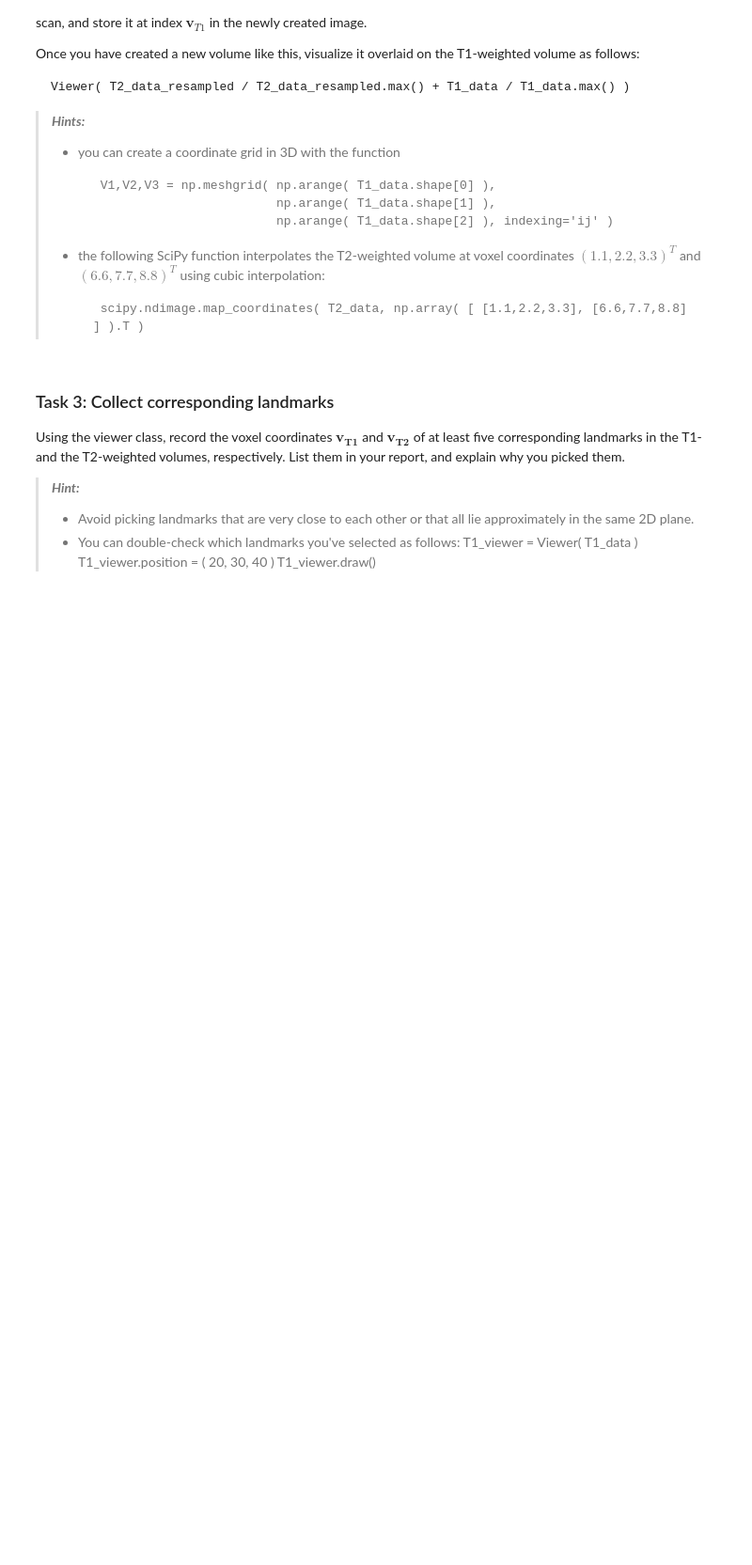
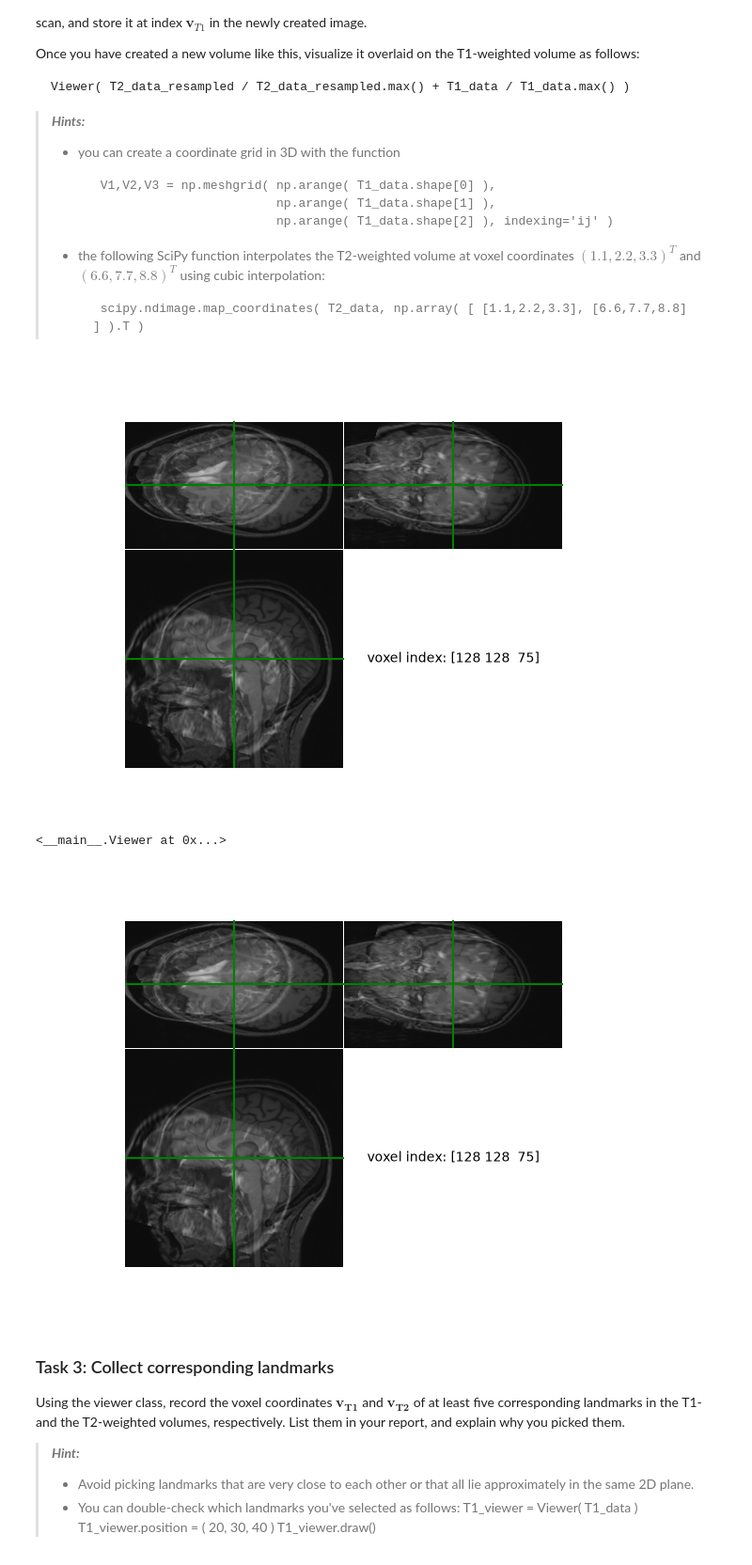
Before and after one commit to andrepribaudtu/MIA, a Jupyter notebook: exercises/Week 4/Ex2_student - Copy.ipynb, the cells around one changed output. Shown at 94% size. Drawn from its saved outputs; the diff is of its cells as text; code cells hidden in the pictures; blank space fills up the shorter version.

```diff
--- a/exercises/Week 4/Ex2_student - Copy.ipynb
+++ b/exercises/Week 4/Ex2_student - Copy.ipynb
@@ -183,6 +236,33 @@ Once you have created a new volume like this, visualize it overlaid on the T1-we
 >
 >        scipy.ndimage.map_coordinates( T2_data, np.array( [ [1.1,2.2,3.3], [6.6,7.7,8.8] ] ).T )
 >
+# %%
+V1, V2, V3 = np.meshgrid(
+    np.arange(T1_data.shape[0]),
+    np.arange(T1_data.shape[1]),
+    np.arange(T1_data.shape[2]),
+    indexing='ij'
+)
+
+M = np.linalg.inv(T2.affine) @ T1.affine   # combined T1-voxel -> T2-voxel matrix
+
+ones = np.ones_like(V1)
+coords_T1_hom = np.stack([V1, V2, V3, ones])            # shape (4, nx, ny, nz)
+coords_T1_hom_flat = coords_T1_hom.reshape(4, -1)         # shape (4, N)
+
+coords_T2_hom_flat = M @ coords_T1_hom_flat                # shape (4, N)
+coords_T2 = coords_T2_hom_flat[:3] / coords_T2_hom_flat[3]  # drop homogeneous row → (3, N)
+
+
+T2_values = scipy.ndimage.map_coordinates(T2_data, coords_T2, order=3)
+
+T2_data_resampled = T2_values.reshape(T1_data.shape)
+
+Viewer(T2_data_resampled / T2_data_resampled.max() + T1_data / T1_data.max())
+# %% [output]
+[figure, added]
+<__main__.Viewer at 0x...>
+[figure, added]
 # %% [markdown]
 ### Task 3: Collect corresponding landmarks
 
```
Also changed, not shown: parts of 17 cells of this notebook.
